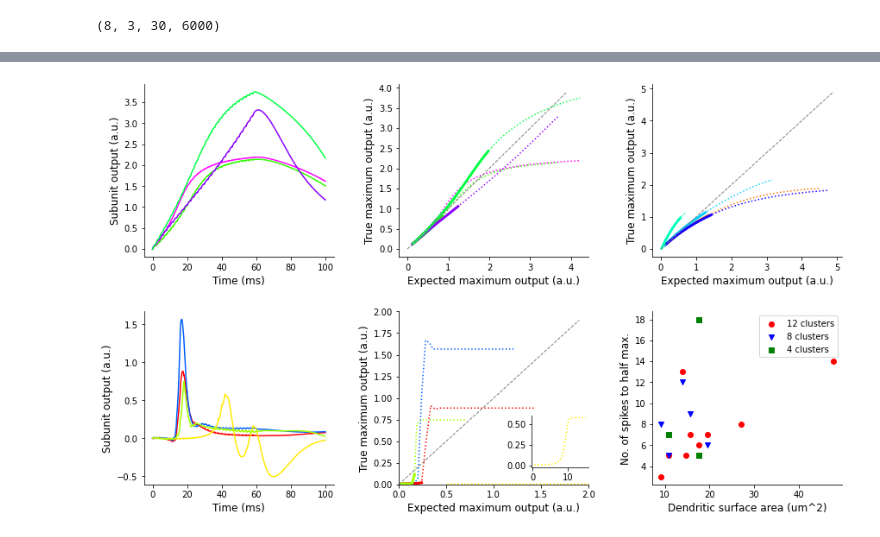
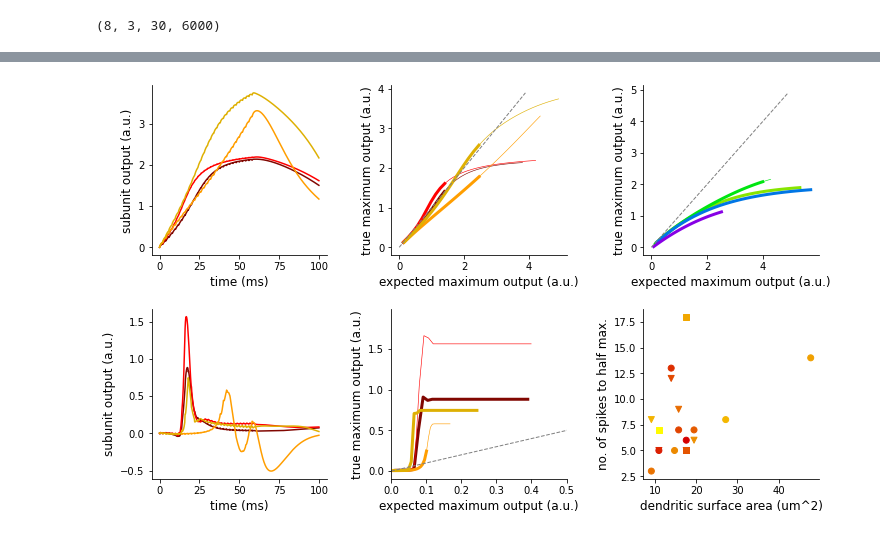
Before and after one commit to yjkimnada/dendrite, a Jupyter notebook: fig5/fig5.ipynb, the cells around one changed output, grey strips where cells are left out. Cells and saved outputs as stored; diff of their text form; code cells hidden in the pictures.

Commit message:
Updated figure code.

```diff
--- a/fig5/fig5.ipynb
+++ b/fig5/fig5.ipynb
@@ -79,13 +75,0 @@ print(probe12.shape)
-# %%
-fig, axs = plt.subplots(nrows=1, ncols=4, figsize = (22,6))
-
-#for row in range(2):
-    #for col in range(4):
-        #idx = row*4 + col
-        #axs[row,col].plot(np.max(probe8[idx,0,:,:] , -1)[:30])
-        #axs[row,col].set_xticks(np.arange(25))
-
-for i in range(4):
-    axs[i].plot(np.max(probe4[i,0,:,:] , -1)[:30])
-    axs[i].set_xticks(np.arange(30))
-    #axs[i].set_xlim(12,30)
@@ -98,13 +78,20 @@ mpl.rcParams['pdf.fonttype'] = 42
 mpl.rcParams['font.sans-serif'] = "Arial"
 mpl.rcParams['font.family'] = "sans-serif"
 
-colors = ['#2fff00', '#ff00ff', '#8c00ff', '#00ff44', '#ff7300', '#00d0ff',
-          '#1500ff', '#00ffbb', '#ff0000', '#005eff', '#ffea00', '#a2ff00']
+#colors = ['#2fff00', '#ff00ff', '#8c00ff', '#00ff44', '#ff7300', '#00d0ff',
+          #'#1500ff', '#00ffbb', '#ff0000', '#005eff', '#ffea00', '#a2ff00']
+
+reds = ["#810701","#FF0000","#FF9E00","#DEB003"]
+red4 = ["#D60000","#E45400","#F1A700","#FFFB00"]
+red8 = ["#D60000","#DC2400","#E24800","#E86C00","#ED8F00","#F3B300","#F9D700","#FFFB00"]
+red12 = ["#D60000","#DA1700","#DD2E00","#E14400","#E55B00","#E97200",
+             "#EC8900","#F0A000","#F4B700","#F8CD00","#FBE400","#FFFB00"]
+blues = ["#87E500", "#00E511", "#0076E5", "#8700E5"]
 
 sub_idx = [1,2,3,5,6,7,8,9]
 
 
-fig = plt.figure(constrained_layout=True, figsize = (12,7))
+fig = plt.figure(constrained_layout=True, figsize = (10,6))
 gs = fig.add_gridspec(2,3, wspace=0.1, hspace=0.1)
 ax1 = fig.add_subplot(gs[0,0])
 ax2 = fig.add_subplot(gs[0,1])
@@ -123,42 +110,47 @@ for i in range(4):
                             & (np.max(na[i,0,:,500:] - np.min(na[i,0,-1,500:1000]), 1) < na_range[sub_idx[i+4],1]))[0]
 
     ax1.plot(np.arange(0,100,0.2), nona[i,0,-1,500:1000] - np.min(nona[i,0,-1,500:1000]),
-             color=colors[i])
+             color=reds[i])
 
-    nona_clust_step = np.max(nona[i,0,:,500:] - np.min(nona[i,0,-1,500:1000]), 1)[0]
+    #nona_clust_step = np.max(nona[i,0,:,500:] - np.min(nona[i,0,-1,500:1000]), 1)[0]
+    nona_clust_step = np.max(nona[i,0,0,500:]) - np.min(nona[i,0,0,500:])
     ax2.plot(np.arange(nona_clust_step, nona_clust_step*31,nona_clust_step),
              np.max(nona[i,0,:,500:] - np.min(nona[i,0,-1,500:1000]), 1),
-             color=colors[i], linestyle="dotted")
+             color=reds[i], linewidth=0.6)
     ax2.plot(np.arange(nona_clust_step, nona_clust_step*31,nona_clust_step)[nona_clust_idx_yes],
              np.max(nona[i,0,:,500:] - np.min(nona[i,0,-1,500:1000]), 1)[nona_clust_idx_yes],
-             color=colors[i], linewidth=3)
+             color=reds[i], linewidth=3)
 
-    nona_nonclust_step = np.max(nona[i+4,0,:,500:] - np.min(nona[i+4,0,-1,500:1000]), 1)[0]
+    #nona_nonclust_step = np.max(nona[i+4,0,:,500:] - np.min(nona[i+4,0,-1,500:1000]), 1)[0]
+    nona_nonclust_step = np.max(nona[i+4,0,0,500:]) - np.min(nona[i+4,0,0,500:])
     ax3.plot(np.arange(nona_nonclust_step, nona_nonclust_step*31,nona_nonclust_step),
              np.max(nona[i+4,0,:,500:] - np.min(nona[i+4,0,-1,500:1000]), 1),
-             color=colors[i+4], linestyle="dotted")
+             color=blues[i], linewidth=0.6)
     ax3.plot(np.arange(nona_nonclust_step, nona_nonclust_step*31,nona_nonclust_step)[nona_nonclust_idx_yes], np.max(nona[i+4,0,:,500:] - np.min(nona[i+4,0,-1,500:1000]), 1)[nona_nonclust_idx_yes],
-             color=colors[i+4], linewidth=3)
+             color=blues[i], linewidth=3)
 
-    na_clust_step = np.max(na[i,0,:,500:] - np.min(na[i,0,-1,500:1000]), 1)[0]
-    ax4.plot(np.arange(0,100,0.2), na[i,0,-1,500:1000], color=colors[i+8])
+    #na_clust_step = np.max(na[i,0,:,500:] - np.min(na[i,0,-1,500:1000]), 1)[0]
+    na_clust_step = np.max(na[i,0,0,500:]) - np.min(na[i,0,0,500:])
+    ax4.plot(np.arange(0,100,0.2), na[i,0,-1,500:1000], color=reds[i])
     ax5.plot(np.arange(na_clust_step, na_clust_step*31,na_clust_step),
              np.max(na[i,0,:,500:], 1),
-             color=colors[i+8], linestyle="dotted")
+             color=reds[i], linewidth=0.6)
     ax5.plot(np.arange(na_clust_step, na_clust_step*31,na_clust_step)[na_clust_idx_yes],
              np.max(na[i,0,:,500:], 1)[na_clust_idx_yes],
-             color=colors[i+8], linewidth=3)
+             color=reds[i], linewidth=3)
 
+    """
     if i == 2:
         ins = ax5.inset_axes([0.7,0.1,0.3,0.3])
         ins.plot(np.arange(na_clust_step, na_clust_step*31,na_clust_step),
                      np.max(na[2,0,:,500:], 1),
-                     color=colors[2+8], linestyle="dotted")
+                     color=reds[i], linewidth=0.6)
         ins.plot(np.arange(na_clust_step, na_clust_step*31,na_clust_step)[na_clust_idx_yes],
                      np.max(na[2,0,:,500:], 1)[na_clust_idx_yes],
-                     color=colors[2+8], linewidth=3)
+                     color=reds[i], linewidth=3)
         ins.spines.right.set_visible(False)
         ins.spines.top.set_visible(False)
+    """
 
 ax2.plot(np.arange(0,4,0.1), np.arange(0,4,0.1),
              linewidth=1, color="gray", linestyle="--")
@@ -166,38 +158,37 @@ ax3.plot(np.arange(0,5,0.1), np.arange(0,5,0.1),
              linewidth=1, color="gray", linestyle="--")
 ax5.plot(np.arange(0,2,0.1), np.arange(0,2,0.1),
              linewidth=1, color="gray", linestyle="--")
-ax5.set_ylim(0,2)
-ax5.set_xlim(0,2)
+#ax5.set_ylim(0,2)
+ax5.set_xlim(0,0.5)
 
 ax_list = [ax1, ax2, ax3, ax4, ax5, ax6]
 for i in ax_list:
     i.spines.right.set_visible(False)
     i.spines.top.set_visible(False)
 
-ax1.set_ylabel("Subunit output (a.u.)", fontsize=12)
-ax4.set_ylabel("Subunit output (a.u.)", fontsize=12)
-ax2.set_ylabel("True maximum output (a.u.)", fontsize=12)
-ax5.set_ylabel("True maximum output (a.u.)", fontsize=12)
-ax3.set_ylabel("True maximum output (a.u.)", fontsize=12)
-ax6.set_ylabel("No. of spikes to half max.", fontsize=12)
-ax1.set_xlabel("Time (ms)", fontsize=12)
-ax4.set_xlabel("Time (ms)", fontsize=12)
-ax2.set_xlabel('Expected maximum output (a.u.)', fontsize=12)
-ax3.set_xlabel('Expected maximum output (a.u.)', fontsize=12)
-ax5.set_xlabel('Expected maximum output (a.u.)', fontsize=12)
-ax6.set_xlabel("Dendritic surface area (um^2)", fontsize=12)
+ax1.set_ylabel("subunit output (a.u.)", fontsize=12)
+ax4.set_ylabel("subunit output (a.u.)", fontsize=12)
+ax2.set_ylabel("true maximum output (a.u.)", fontsize=12)
+ax5.set_ylabel("true maximum output (a.u.)", fontsize=12)
+ax3.set_ylabel("true maximum output (a.u.)", fontsize=12)
+ax6.set_ylabel("no. of spikes to half max.", fontsize=12)
+ax1.set_xlabel("time (ms)", fontsize=12)
+ax4.set_xlabel("time (ms)", fontsize=12)
+ax2.set_xlabel('expected maximum output (a.u.)', fontsize=12)
+ax3.set_xlabel('expected maximum output (a.u.)', fontsize=12)
+ax5.set_xlabel('expected maximum output (a.u.)', fontsize=12)
+ax6.set_xlabel("dendritic surface area (um^2)", fontsize=12)
 
 
 sa = np.pi * (diam_length[:,0]/2) ** 2 * diam_length[:,1]
 
-ax6.scatter(sa[new_den_idx_12][:new_half_idx_12.size], new_half_idx_12, marker="o", color="red", label="12 clusters")
-ax6.scatter(sa[new_den_idx_8][:new_half_idx_8.size], new_half_idx_8, marker="v", color="blue", label="8 clusters")
-ax6.scatter(sa[new_den_idx_4][:new_half_idx_4.size], new_half_idx_4, marker="s", color="green", label="4 clusters")
-ax6.legend()
-
+ax6.scatter(sa[new_den_idx_12][:new_half_idx_12.size], new_half_idx_12, marker="o", c=red12[:-3], label="12 clusters")
+ax6.scatter(sa[new_den_idx_8][:new_half_idx_8.size], new_half_idx_8, marker="v", c=red8[:-2], label="8 clusters")
+ax6.scatter(sa[new_den_idx_4][:new_half_idx_4.size], new_half_idx_4, marker="s", c=red4, label="4 clusters")
+#legend = ax6.legend(fontsize=8, frameon=False, loc=(0.7,0.1))
 
 
 fig.tight_layout()
-plt.show()
+#=plt.show()
 #fig.savefig("/home/sklee/dendrite/fig4/fig4_raw.pdf", bbox_inches="tight", transparent=True)
 # %% [output]
@@ -204 +199 @@ plt.show()
-[figure, old version]
+[figure, new version]
```
Also changed, not shown: parts of 5 cells of this notebook, 1 other file.
